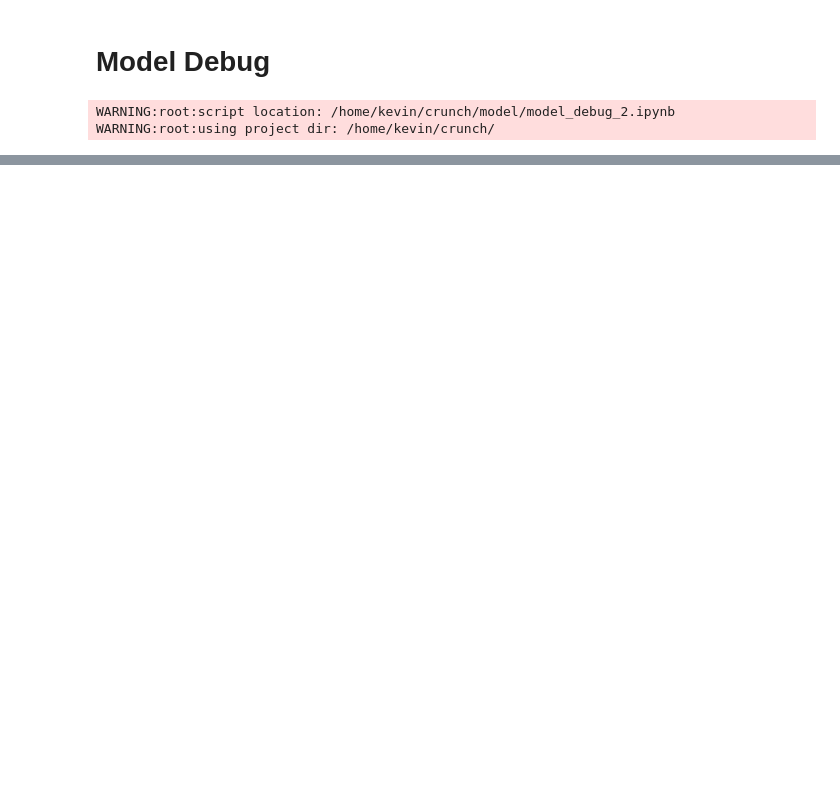
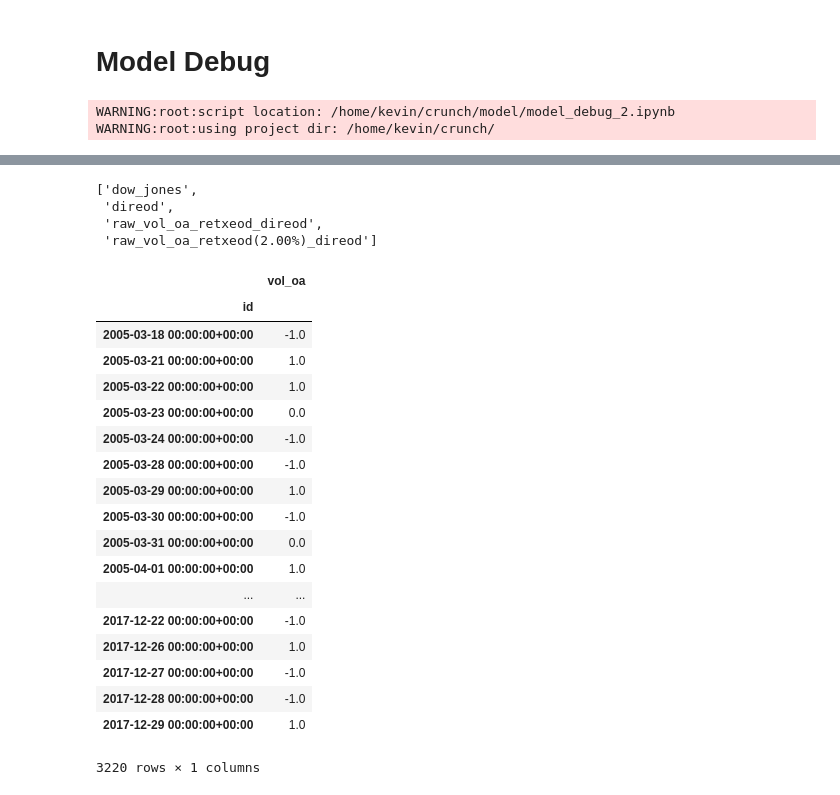
Before and after one commit to kevindirect/thesis-code, a Jupyter notebook: model/model_debug_2.ipynb, the cells around one changed output, grey strips where cells are left out. Saved outputs shown, nothing was run; the diff lists cells and outputs as text; code cells hidden in the pictures; blank space fills up the shorter version.

Commit message:
model debug 2

```diff
--- a/model/model_debug_2.ipynb
+++ b/model/model_debug_2.ipynb
@@ -59,27 +62,17 @@ cmd_arg_list = ['dataset=', 'filterset=', 'idxfilters=', 'assets=', 'target_idx=
 cmd_input = dict.fromkeys(cmd_arg_list)
 cmd_input['idxfilters='] = '1,2,3,4'
 dataset_name = cmd_input['dataset='] if (cmd_input['dataset='] is not None) else default_dataset
-filterset_name = cmd_input['filterset='] if (cmd_input['filterset='] is not None) else '_'.join(['default', dataset_name])
-filter_idxs = str_to_list(cmd_input['idxfilters=']) if (cmd_input['idxfilters='] is not None) else default_opt_filter
 assets = str_to_list(cmd_input['assets=']) if (cmd_input['assets='] is not None) else None
 target_idx = str_to_list(cmd_input['target_idx='], cast_to=int) if (cmd_input['target_idx='] is not None) else default_target_idx
 run_compute = True if (cmd_input['visualize'] is None) else False
 
 dataset_dict = load_json(dataset_name, dir_path=DATASET_DIR)
-filter_dict = load_json(filterset_name, dir_path=FILTERSET_DIR)
-
-filterset = []
-for filter_idx in filter_idxs:
-    selected = [flt for flt in filter_dict[filter_idx] if (flt not in filterset)]
-    filterset.extend(selected)
-dataset = prep_dataset(dataset_dict, assets=assets, filters_map={'features': filterset})
+dataset = prep_dataset(dataset_dict, assets=assets, filters_map=None)
 
 logging.info('assets: ' +str('all' if (assets==None) else ', '.join(assets)))
-logging.info('dataset: {} {} df(s)'.format(len(dataset['features']['paths']), dataset_name[:-JSON_SFX_LEN]))
-logging.info('filter: {} [{}]'.format(filterset_name[:-JSON_SFX_LEN], str(', '.join(filter_idxs))))
-logging.debug('filterset: ' +str(filterset))
-logging.debug('fpaths: ' +str(dataset['features']['paths']))
-logging.debug('lpaths: ' +str(dataset['labels']['paths']))
-logging.debug('rmpaths: ' +str(dataset['row_masks']['paths']))
+# logging.info('dataset: {} {} df(s)'.format(len(dataset['features']['paths']), dataset_name[:-JSON_SFX_LEN]))
+logging.debug('fpaths: {}'.format(str(dataset['features'])))
+logging.debug('lpaths: {}'.format((dataset['labels'])))
+logging.debug('rmpaths: {}'.format((dataset['row_masks'])))
 # %% [output]
 INFO:root:assets: all
@@ -140,0 +100,32 @@ def pd_binary_clip(pd_obj, thresh=0):
+# %%
+kc = ['dow_jones', 'direod', 'raw_vol_oa_retxeod_direod', 'raw_vol_oa_retxeod(2.00%)_direod']
+d = dataset['labels']['dfs'][kc]
+# %%
+kc
+# %% [output]
+['dow_jones',
+ 'direod',
+ 'raw_vol_oa_retxeod_direod',
+ 'raw_vol_oa_retxeod(2.00%)_direod']
+# %%
+d.compute().dropna()
+# %% [output]
+|  | vol_oa |
+| id |  |
+| 2005-03-18 00:00:00+00:00 | -1.0 |
+| 2005-03-21 00:00:00+00:00 | 1.0 |
+| 2005-03-22 00:00:00+00:00 | 1.0 |
+| 2005-03-23 00:00:00+00:00 | 0.0 |
+| 2005-03-24 00:00:00+00:00 | -1.0 |
+| 2005-03-28 00:00:00+00:00 | -1.0 |
+| 2005-03-29 00:00:00+00:00 | 1.0 |
+| 2005-03-30 00:00:00+00:00 | -1.0 |
+| 2005-03-31 00:00:00+00:00 | 0.0 |
+| 2005-04-01 00:00:00+00:00 | 1.0 |
+| ... | ... |
+| 2017-12-22 00:00:00+00:00 | -1.0 |
+| 2017-12-26 00:00:00+00:00 | 1.0 |
+| 2017-12-27 00:00:00+00:00 | -1.0 |
+| 2017-12-28 00:00:00+00:00 | -1.0 |
+| 2017-12-29 00:00:00+00:00 | 1.0 |
+3220 rows × 1 columns
```
Also changed, not shown: parts of 14 cells of this notebook.
